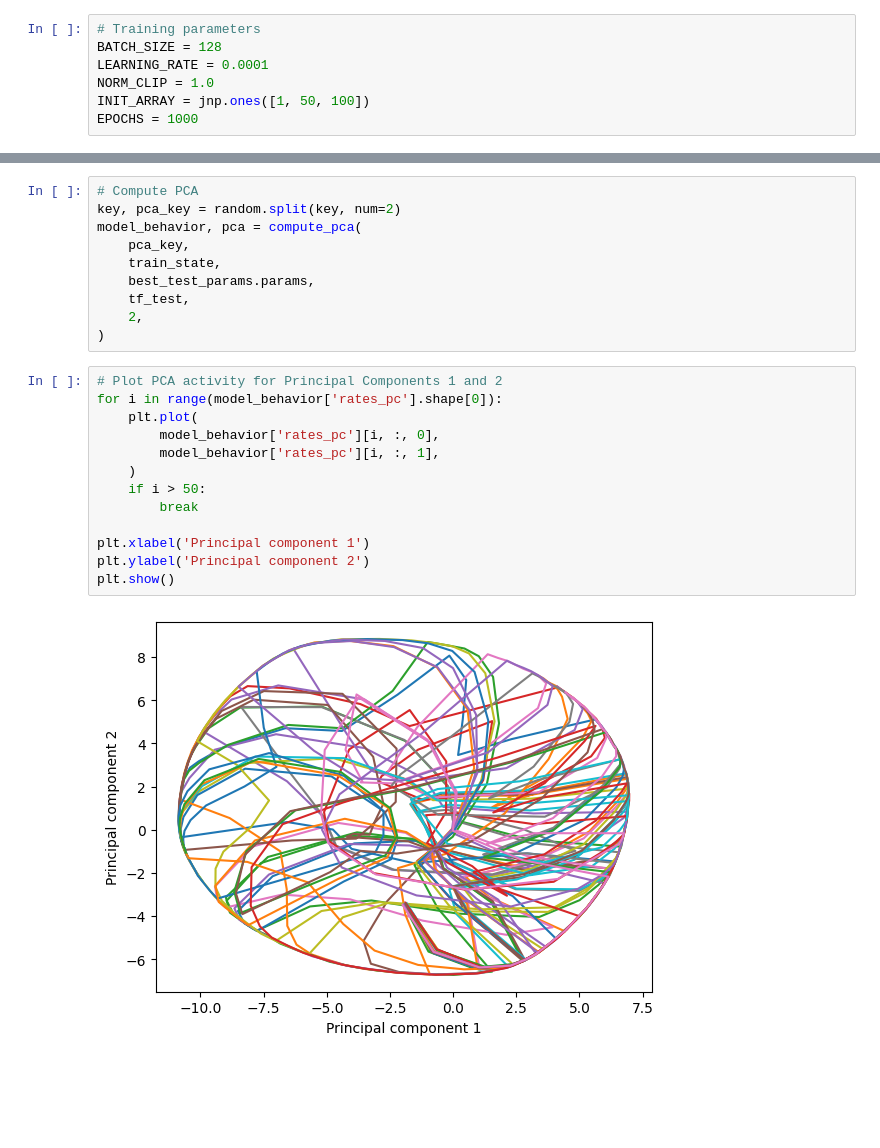
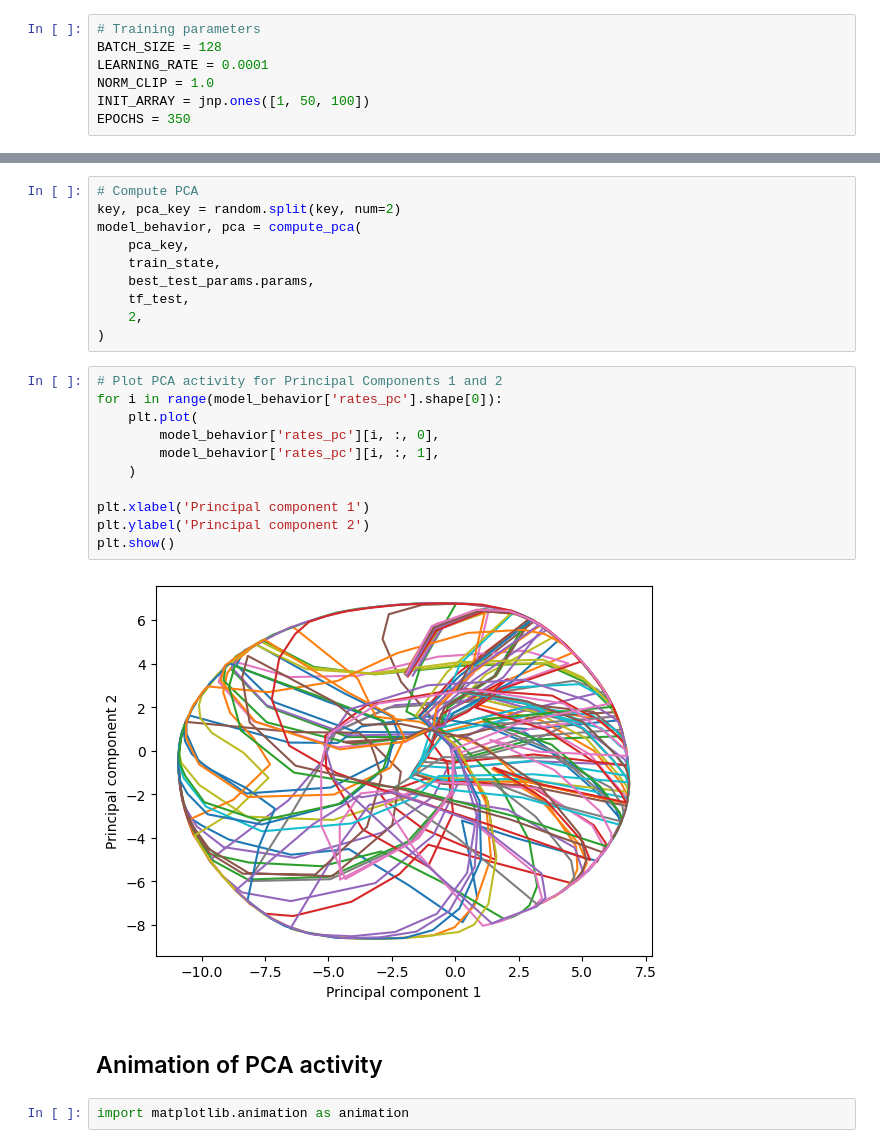
Before and after one commit to keith-murray/emergence-phase-codes, a Jupyter notebook: scripts/limit_cycle.ipynb, the cells around one changed output, grey strips where cells are left out. Saved outputs shown, nothing was run; the diff lists cells and outputs as text; blank space fills up the shorter version.

Commit message:
[notebook] added limit cycle animation

```diff
--- a/scripts/limit_cycle.ipynb
+++ b/scripts/limit_cycle.ipynb
@@ -46,7 +46,7 @@ BATCH_SIZE = 128
 LEARNING_RATE = 0.0001
 NORM_CLIP = 1.0
 INIT_ARRAY = jnp.ones([1, 50, 100])
-EPOCHS = 1000
+EPOCHS = 350
 # %% [markdown]
 ## Initialize `Modulo3Arithmetic` task
 # %%
@@ -223,15 +223,17 @@ model_behavior, pca = compute_pca(
 # %%
 # Plot PCA activity for Principal Components 1 and 2
 for i in range(model_behavior['rates_pc'].shape[0]):
     plt.plot(
         model_behavior['rates_pc'][i, :, 0],
         model_behavior['rates_pc'][i, :, 1],
     )
-    if i > 50:
-        break
 
 plt.xlabel('Principal component 1')
 plt.ylabel('Principal component 2')
 plt.show()
 # %% [output]
-[figure, old version]
+[figure, new version]
+# %% [markdown]
+## Animation of PCA activity
+# %%
+import matplotlib.animation as animation
```
Also changed, not shown: parts of 2 cells of this notebook, 2 other files.
